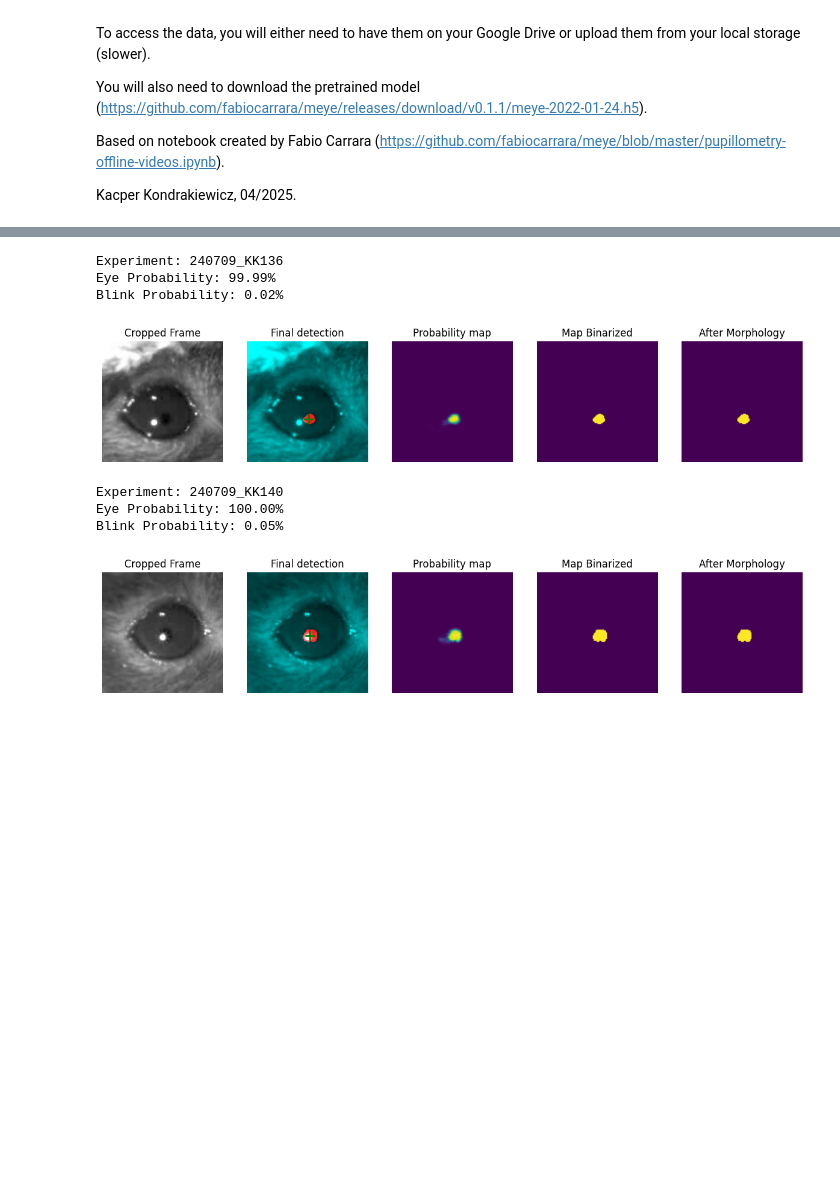
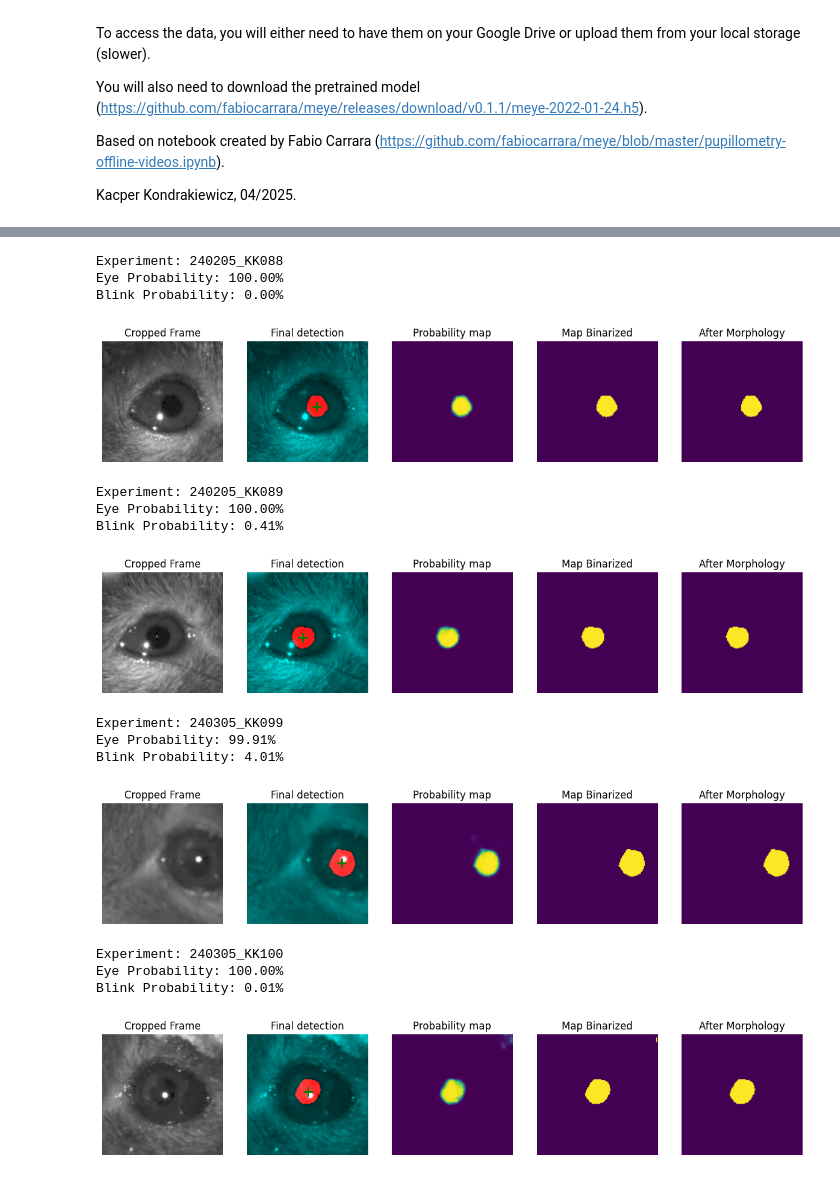
Before and after one commit to KacperKon/meye, a Jupyter notebook: meye_colab.ipynb, the cells around one changed output, grey strips where cells are left out. Saved outputs shown, nothing was run; the diff lists cells and outputs as text; code cells hidden in the pictures; blank space fills up the shorter version.

```diff
--- a/meye_colab.ipynb
+++ b/meye_colab.ipynb
@@ -243,7 +243,7 @@ def predictVideo(cap, model, cropL=0, cropR=128, cropT=0, cropB=128,
   return df
 # %%
 ### UPDATE list of experiments (==folder names) to analyze ###
-experiments = ['240709_KK136', '240709_KK140']
+experiments = ['240205_KK088', '240205_KK089', '240305_KK099', '240305_KK100']
 # After that you have 2 different options to load your data
 # %%
 ### Option 1 - upload files from your local storage ######
@@ -291,10 +290,10 @@ Proceed to ROI selection
 # Manually select a square ROI for the eye, by specifying the XY coordinates
 # and the width of the square in pixels
 # ---------------------------------------------------
-TOPLEFT = [(280,110),
-           (240,130),
-           (300,160),
-           (260,120)] # X,Y coordinates for each experiment
+TOPLEFT = [(270,150),
+           (300,180),
+           (240,150),
+           (300,100)] # X,Y coordinates for each experiment
 
 # Set ROI size to the input required by the model
 ROIWIDTH = [requiredFrameSize[0]] * n_exp # width on the square ROI in pixels
@@ -332,9 +333,9 @@ for ii in range(n_exp):
 # JUST RUN IT A FEW TIMES TO SEE DIFFERENT EXAMPLES
 # ---------------------------------------------------
 FRAMENUMBER = [] # frame number to analyze. If [] a random frame will be taken
-THRESHOLD = [0.3, 0.3, 0.3, 0.3, 0.3, 0.3] # probability threshold for image binarization
-IMCLOSING = [13, 13, 13, 13, 13, 13] # pixel radius of circular kernel for morphological closing
-GAMMA = [0.5, 0.5, 0.5, 0.5, 0.5, 0.5] # the smaller, the more amplified the contrast
+THRESHOLD = [0.3, 0.3, 0.3, 0.3] # probability threshold for image binarization
+IMCLOSING = [13, 13, 13, 13] # pixel radius of circular kernel for morphological closing
+GAMMA = [0.5, 0.5, 0.5, 0.5] # the smaller, the more amplified the contrast
 INVERTIMAGE = False
 # ---------------------------------------------------
 
@@ -365,41 +366,49 @@ for ii in range(n_exp):
   falseColor = np.dstack((morphedMask, croppedFrame, croppedFrame))
 
   # OUTPUT
   print('Experiment: {ee}'.format(ee=experiments[ii]))
   print('Eye Probability: {:4.2%}'.format(eyeProbability))
   print('Blink Probability: {:4.2%}'.format(blinkProbability))
 
   fig, ax = plt.subplots(nrows=1, ncols=5, figsize=(15,5))
   ax[0].imshow(croppedFrame, cmap='gray')
   ax[0].set_title('Cropped Frame')
 
   ax[1].imshow(falseColor)
   ax[1].plot(centroid[1], centroid[0], marker='+', markersize=12, mew=2, mec='g')
   ax[1].set_title('Final detection')
 
   ax[2].imshow(prediction, vmin=0, vmax=1)
   ax[2].set_title('Probability map')
 
   ax[3].imshow(prediction > THRESHOLD[ii])
   ax[3].set_title('Map Binarized')
 
   ax[4].imshow(morphedMask)
   ax[4].set_title('After Morphology')
 
 
 
   for a in ax.reshape(-1):
       a.axis('off')
   plt.show()
 # %% [output]
-Experiment: 240709_KK136
-Eye Probability: 99.99%
-Blink Probability: 0.02%
+Experiment: 240205_KK088
+Eye Probability: 100.00%
+Blink Probability: 0.00%
-[figure, old version]
+[figure, new version]
-Experiment: 240709_KK140
+Experiment: 240205_KK089
 Eye Probability: 100.00%
-Blink Probability: 0.05%
+Blink Probability: 0.41%
-[figure, old version]
+[figure, new version]
+Experiment: 240305_KK099
+Eye Probability: 99.91%
+Blink Probability: 4.01%
+[figure, added]
+Experiment: 240305_KK100
+Eye Probability: 100.00%
+Blink Probability: 0.01%
+[figure, added]
 # %%
 # Run the prediction on all experiments and videos
 
```
Also changed, not shown: parts of 5 cells of this notebook.
